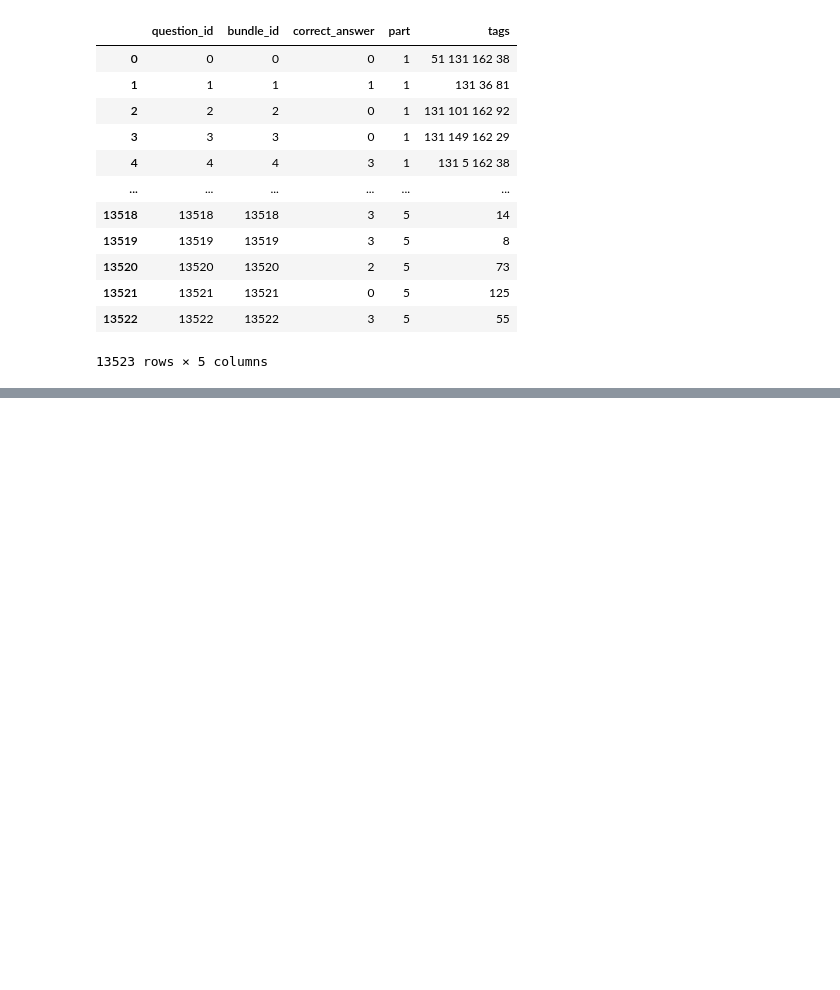
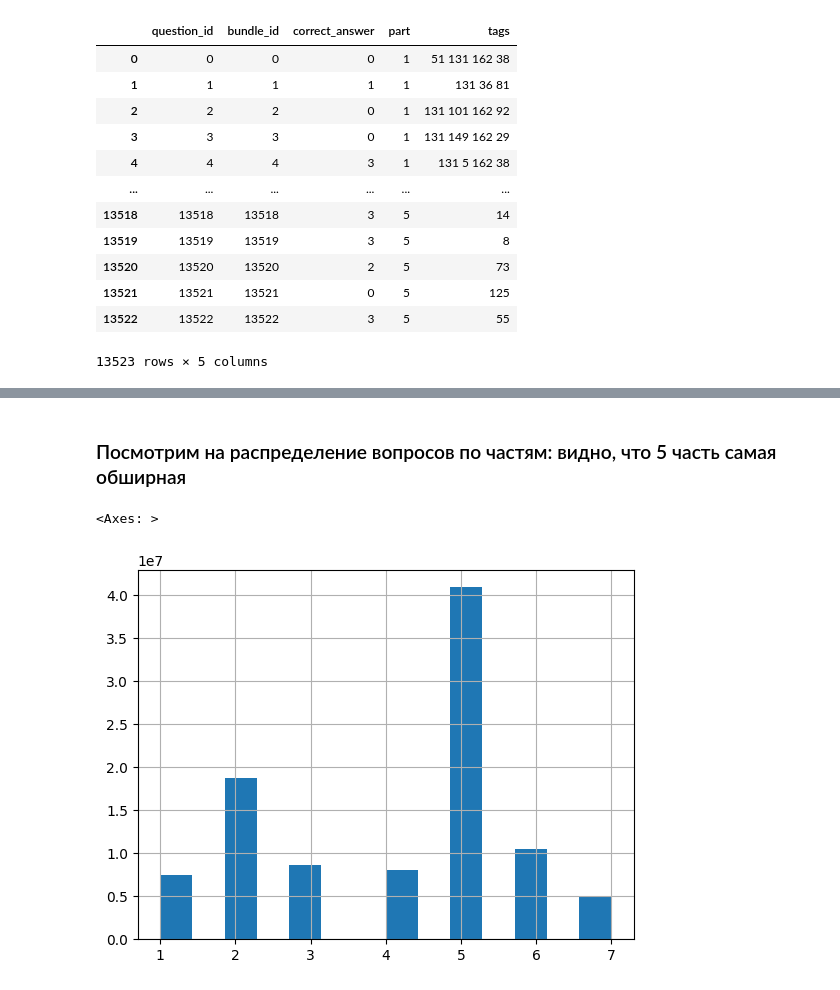
Before and after one commit to nekita473/Ms, a Jupyter notebook: python/hw_3.ipynb, the cells around one changed output, grey strips where cells are left out. Cells and saved outputs as stored; diff of their text form; code cells hidden in the pictures; blank space fills up the shorter version.

```diff
--- a/python/hw_3.ipynb
+++ b/python/hw_3.ipynb
@@ -22,0 +108,7 @@ questions
+# %% [markdown]
+### Посмотрим на распределение вопросов по частям: видно, что 5 часть самая обширная
+# %%
+train[train.parts != -1].parts.hist(bins=14)
+# %% [output]
+<Axes: >
+[figure, added]
```
Also changed, not shown: parts of 36 cells of this notebook, 1 other file.
